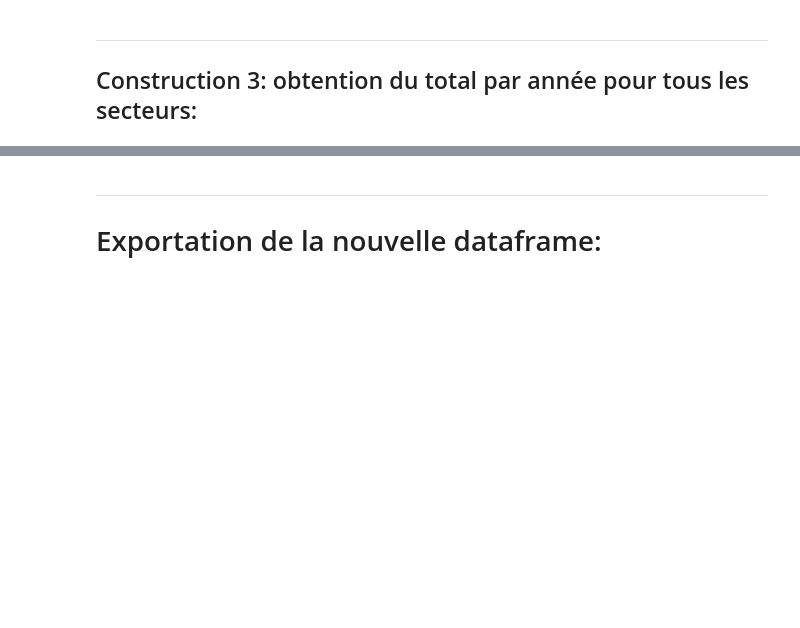
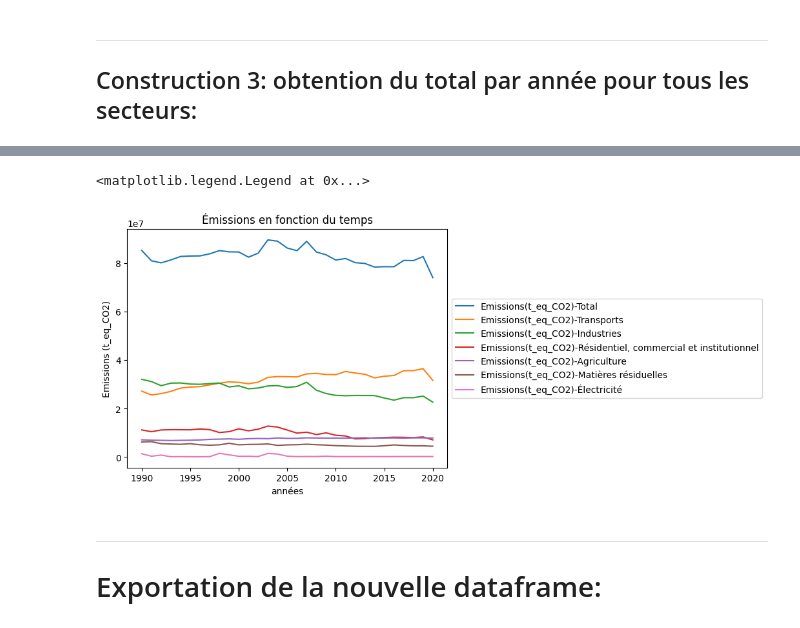
Before and after one commit to benjamingosselincliche/sciencesdelanature-garneau-catalogue-jupyter, a Jupyter notebook: notebook/ges_au_quebec_dataframe.ipynb, the cells around one changed output, grey strips where cells are left out. Cells and saved outputs as stored; diff of their text form; code cells hidden in the pictures; blank space fills up the shorter version.

```diff
--- a/notebook/ges_au_quebec_dataframe.ipynb
+++ b/notebook/ges_au_quebec_dataframe.ipynb
@@ -163,5 +307,11 @@ df_secteurs_total
 # %%
-df_secteurs_total.plot()
+# Tracer les données pour visualiser les émissions par secteur et par année.
+ax = df_secteurs_total.plot(xlabel="années", ylabel="Emissions (t_eq_CO2)", title='Émissions en fonction du temps')
+# Positionner la légende à côté du graphique
+ax.legend(loc='center left', bbox_to_anchor=(1, 0.5))
+# %% [output]
+<matplotlib.legend.Legend at 0x...>
+[figure, added]
 # %% [markdown]
 ---
 # Exportation de la nouvelle dataframe:
```
Also changed, not shown: parts of 28 cells of this notebook, 1 other file.
